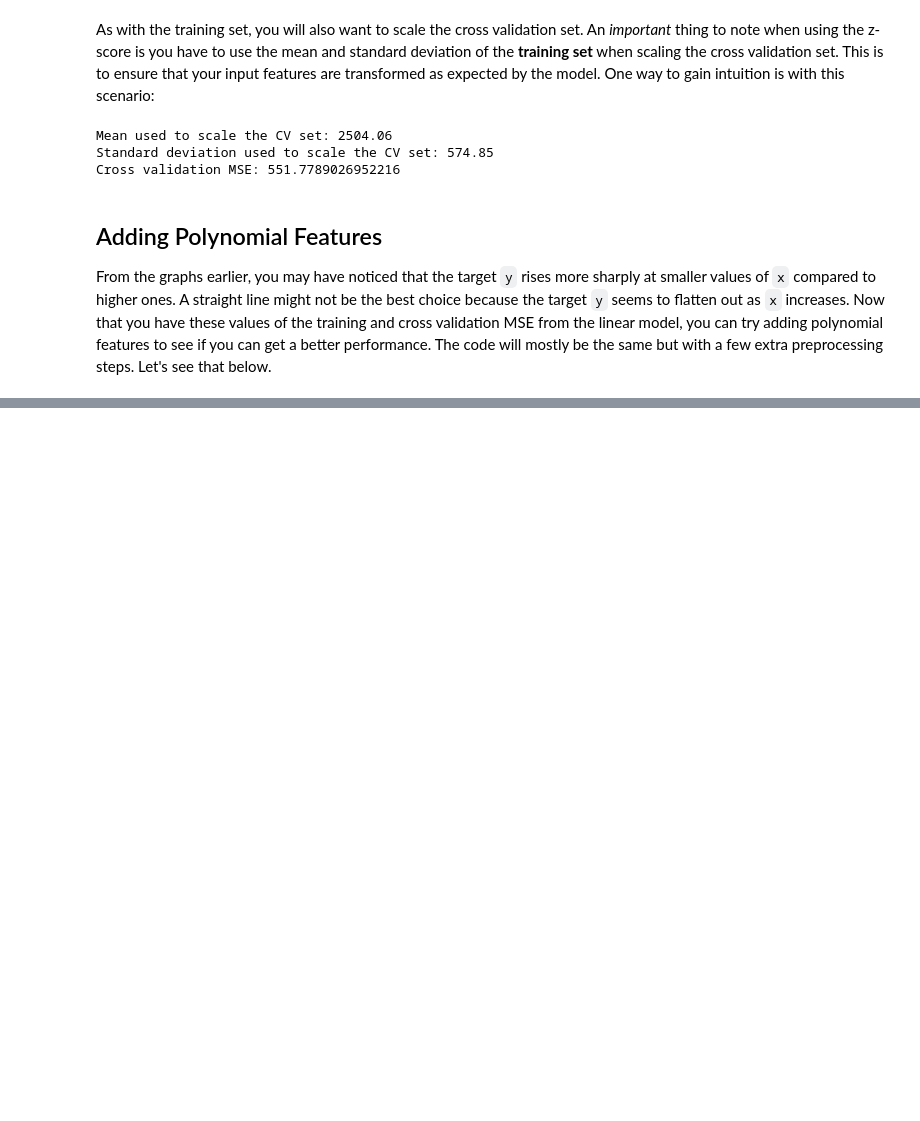
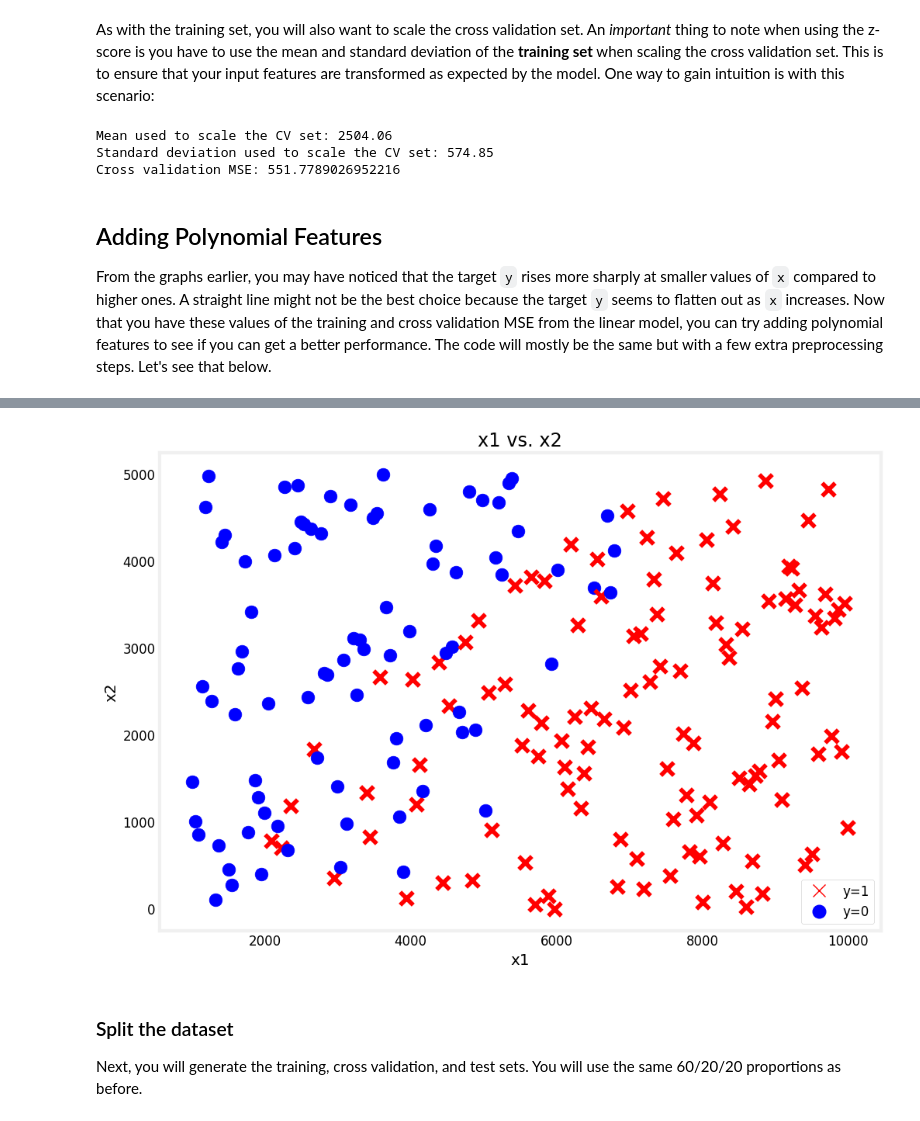
Before and after one commit to YeabsiraNigusse/machine-Learning, a Jupyter notebook: Model Evaluation and Selection/Model Evaluation and Selection.ipynb, the cells around one changed output, grey strips where cells are left out. Drawn from its saved outputs; the diff is of its cells as text; code cells hidden in the pictures; blank space fills up the shorter version.

```diff
--- a/Model Evaluation and Selection/Model Evaluation and Selection.ipynb
+++ b/Model Evaluation and Selection/Model Evaluation and Selection.ipynb
@@ -208,0 +492,16 @@ From the graphs earlier, you may have noticed that the target `y` rises more sha
+# %%
+# Load the dataset from a text file
+from google.colab import files
+uploaded = files.upload()
+
+data = np.loadtxt('data_w3_ex2.csv', delimiter=',')
+
+# Split the inputs and outputs into separate arrays
+x_bc = data[:,:-1]
+y_bc = data[:,-1]
+
+# Convert y into 2-D because the commands later will require it (x is already 2-D)
+y_bc = np.expand_dims(y_bc, axis=1)
+
+print(f"the shape of the inputs x is: {x_bc.shape}")
+print(f"the shape of the targets y is: {y_bc.shape}")
@@ -208,0 +513,8 @@ From the graphs earlier, you may have noticed that the target `y` rises more sha
+# %%
+utils.plot_bc_dataset(x=x_bc, y=y_bc, title="x1 vs. x2")
+# %% [output]
+[figure, added]
+# %% [markdown]
+### Split the dataset
+
+Next, you will generate the training, cross validation, and test sets. You will use the same 60/20/20 proportions as before.
```
Also changed, not shown: parts of 28 cells of this notebook.
